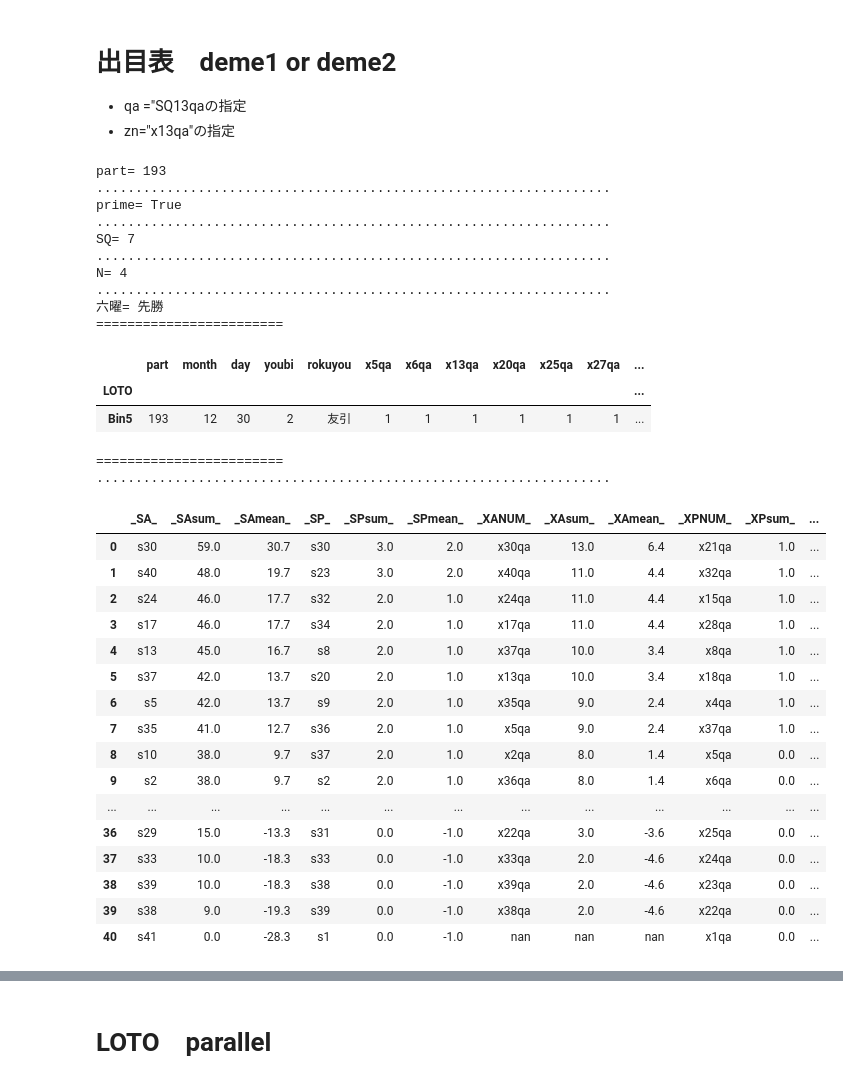
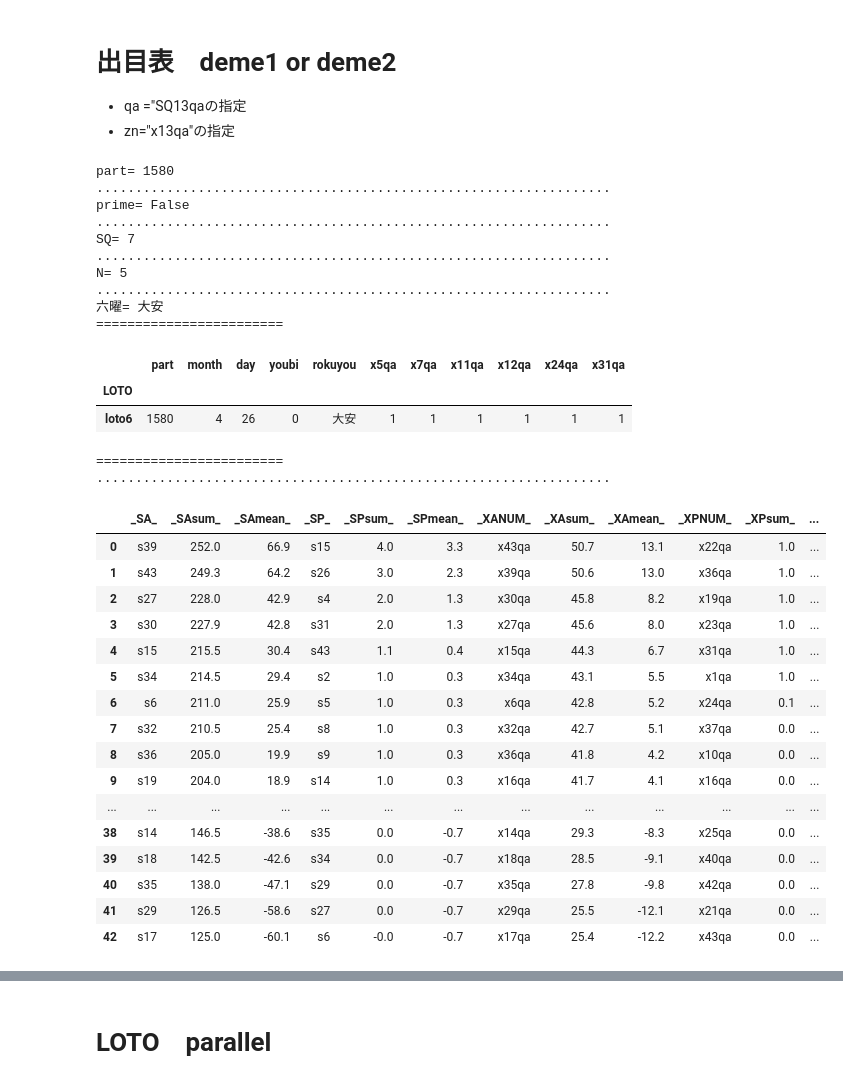
Before and after one commit to tajamaharu/-, a Jupyter notebook: loto_330_BEFORE.ipynb, the cells around one changed output, grey strips where cells are left out. Cells and saved outputs as stored; diff of their text form; code cells hidden in the pictures.

```diff
--- a/loto_330_BEFORE.ipynb
+++ b/loto_330_BEFORE.ipynb
@@ -2390,7 +2390,7 @@ d.tail(1)
 *   qa ="SQ13qaの指定
 *   zn="x13qa"の指定
 # %%
-loto="bin5"#@param["loto6","mini","bin5","loto7","num3","num4"]
+loto="loto6"#@param["loto6","mini","bin5","loto7","num3","num4"]
 
 if loto =="loto6":
     LOTOd=d[d["LOTO"] == "loto6"]
@@ -2758,54 +2758,54 @@ if TRGF==False:
     NUM12 = S_0
     NUM13 = S_0
     NUM14 = S_0
     NUM15= S_0
     NUM16 = S_0
     NUM17 = S_0
 
 NUM1
 print("..................................................................")
 
 mean_1=QA_1.style.where(lambda x: x >=wedf[u].sum().mean(), "color:brack", "color: red").set_table_styles(
     [{"selector": "tr:hover", "props": [("background-color", "yellow")]}]
 )
 pastel_1=A_3.style.set_caption('Colormaps, with a caption.').background_gradient(cmap="Pastel1",).set_table_styles(
     [{"selector": "tr:hover", "props": [("background-color", "yellow")]}])
 z_1=A_3.style.where(lambda x: x ==NUM1 or  x ==NUM2 or  x ==NUM3 or  x ==NUM4 or  x ==NUM5 or  x ==NUM6 or  x ==NUM7 or  x ==NUM8 or  x ==NUM9 or  x ==NUM10 or  x ==NUM11 or  x ==NUM12 or  x ==NUM13 or  x ==NUM14 or  x ==NUM15 or  x ==NUM16, "color:red", "color: black").set_table_styles(
     [{"selector": "tr:hover", "props": [("background-color", "yellow")]}])
 table= z_1
 
 table
 # %% [output]
-part= 193
+part= 1580
 ..................................................................
-prime= True
+prime= False
 ..................................................................
 SQ= 7
 ..................................................................
-N= 4
+N= 5
 ..................................................................
-六曜= 先勝
+六曜= 大安
 ========================
-|  | part | month | day | youbi | rokuyou | x5qa | x6qa | x13qa | x20qa | x25qa | x27qa | ... |
-| LOTO |  |  |  |  |  |  |  |  |  |  |  | ... |
-| Bin5 | 193 | 12 | 30 | 2 | 友引 | 1 | 1 | 1 | 1 | 1 | 1 | ... |
+|  | part | month | day | youbi | rokuyou | x5qa | x7qa | x11qa | x12qa | x24qa | x31qa |
+| LOTO |  |  |  |  |  |  |  |  |  |  |  |
+| loto6 | 1580 | 4 | 26 | 0 | 大安 | 1 | 1 | 1 | 1 | 1 | 1 |
 ========================
 ..................................................................
 |  | _SA_ | _SAsum_ | _SAmean_ | _SP_ | _SPsum_ | _SPmean_ | _XANUM_ | _XAsum_ | _XAmean_ | _XPNUM_ | _XPsum_ | ... |
-| 0 | s30 | 59.0 | 30.7 | s30 | 3.0 | 2.0 | x30qa | 13.0 | 6.4 | x21qa | 1.0 | ... |
-| 1 | s40 | 48.0 | 19.7 | s23 | 3.0 | 2.0 | x40qa | 11.0 | 4.4 | x32qa | 1.0 | ... |
-| 2 | s24 | 46.0 | 17.7 | s32 | 2.0 | 1.0 | x24qa | 11.0 | 4.4 | x15qa | 1.0 | ... |
-| 3 | s17 | 46.0 | 17.7 | s34 | 2.0 | 1.0 | x17qa | 11.0 | 4.4 | x28qa | 1.0 | ... |
-| 4 | s13 | 45.0 | 16.7 | s8 | 2.0 | 1.0 | x37qa | 10.0 | 3.4 | x8qa | 1.0 | ... |
-| 5 | s37 | 42.0 | 13.7 | s20 | 2.0 | 1.0 | x13qa | 10.0 | 3.4 | x18qa | 1.0 | ... |
-| 6 | s5 | 42.0 | 13.7 | s9 | 2.0 | 1.0 | x35qa | 9.0 | 2.4 | x4qa | 1.0 | ... |
-| 7 | s35 | 41.0 | 12.7 | s36 | 2.0 | 1.0 | x5qa | 9.0 | 2.4 | x37qa | 1.0 | ... |
-| 8 | s10 | 38.0 | 9.7 | s37 | 2.0 | 1.0 | x2qa | 8.0 | 1.4 | x5qa | 0.0 | ... |
-| 9 | s2 | 38.0 | 9.7 | s2 | 2.0 | 1.0 | x36qa | 8.0 | 1.4 | x6qa | 0.0 | ... |
+| 0 | s39 | 252.0 | 66.9 | s15 | 4.0 | 3.3 | x43qa | 50.7 | 13.1 | x22qa | 1.0 | ... |
+| 1 | s43 | 249.3 | 64.2 | s26 | 3.0 | 2.3 | x39qa | 50.6 | 13.0 | x36qa | 1.0 | ... |
+| 2 | s27 | 228.0 | 42.9 | s4 | 2.0 | 1.3 | x30qa | 45.8 | 8.2 | x19qa | 1.0 | ... |
+| 3 | s30 | 227.9 | 42.8 | s31 | 2.0 | 1.3 | x27qa | 45.6 | 8.0 | x23qa | 1.0 | ... |
+| 4 | s15 | 215.5 | 30.4 | s43 | 1.1 | 0.4 | x15qa | 44.3 | 6.7 | x31qa | 1.0 | ... |
+| 5 | s34 | 214.5 | 29.4 | s2 | 1.0 | 0.3 | x34qa | 43.1 | 5.5 | x1qa | 1.0 | ... |
+| 6 | s6 | 211.0 | 25.9 | s5 | 1.0 | 0.3 | x6qa | 42.8 | 5.2 | x24qa | 0.1 | ... |
+| 7 | s32 | 210.5 | 25.4 | s8 | 1.0 | 0.3 | x32qa | 42.7 | 5.1 | x37qa | 0.0 | ... |
+| 8 | s36 | 205.0 | 19.9 | s9 | 1.0 | 0.3 | x36qa | 41.8 | 4.2 | x10qa | 0.0 | ... |
+| 9 | s19 | 204.0 | 18.9 | s14 | 1.0 | 0.3 | x16qa | 41.7 | 4.1 | x16qa | 0.0 | ... |
 | ... | ... | ... | ... | ... | ... | ... | ... | ... | ... | ... | ... | ... |
-| 36 | s29 | 15.0 | -13.3 | s31 | 0.0 | -1.0 | x22qa | 3.0 | -3.6 | x25qa | 0.0 | ... |
-| 37 | s33 | 10.0 | -18.3 | s33 | 0.0 | -1.0 | x33qa | 2.0 | -4.6 | x24qa | 0.0 | ... |
-| 38 | s39 | 10.0 | -18.3 | s38 | 0.0 | -1.0 | x39qa | 2.0 | -4.6 | x23qa | 0.0 | ... |
-| 39 | s38 | 9.0 | -19.3 | s39 | 0.0 | -1.0 | x38qa | 2.0 | -4.6 | x22qa | 0.0 | ... |
-| 40 | s41 | 0.0 | -28.3 | s1 | 0.0 | -1.0 | nan | nan | nan | x1qa | 0.0 | ... |
+| 38 | s14 | 146.5 | -38.6 | s35 | 0.0 | -0.7 | x14qa | 29.3 | -8.3 | x25qa | 0.0 | ... |
+| 39 | s18 | 142.5 | -42.6 | s34 | 0.0 | -0.7 | x18qa | 28.5 | -9.1 | x40qa | 0.0 | ... |
+| 40 | s35 | 138.0 | -47.1 | s29 | 0.0 | -0.7 | x35qa | 27.8 | -9.8 | x42qa | 0.0 | ... |
+| 41 | s29 | 126.5 | -58.6 | s27 | 0.0 | -0.7 | x29qa | 25.5 | -12.1 | x21qa | 0.0 | ... |
+| 42 | s17 | 125.0 | -60.1 | s6 | -0.0 | -0.7 | x17qa | 25.4 | -12.2 | x43qa | 0.0 | ... |
 # %%
```
Also changed, not shown: parts of 22 cells of this notebook.
